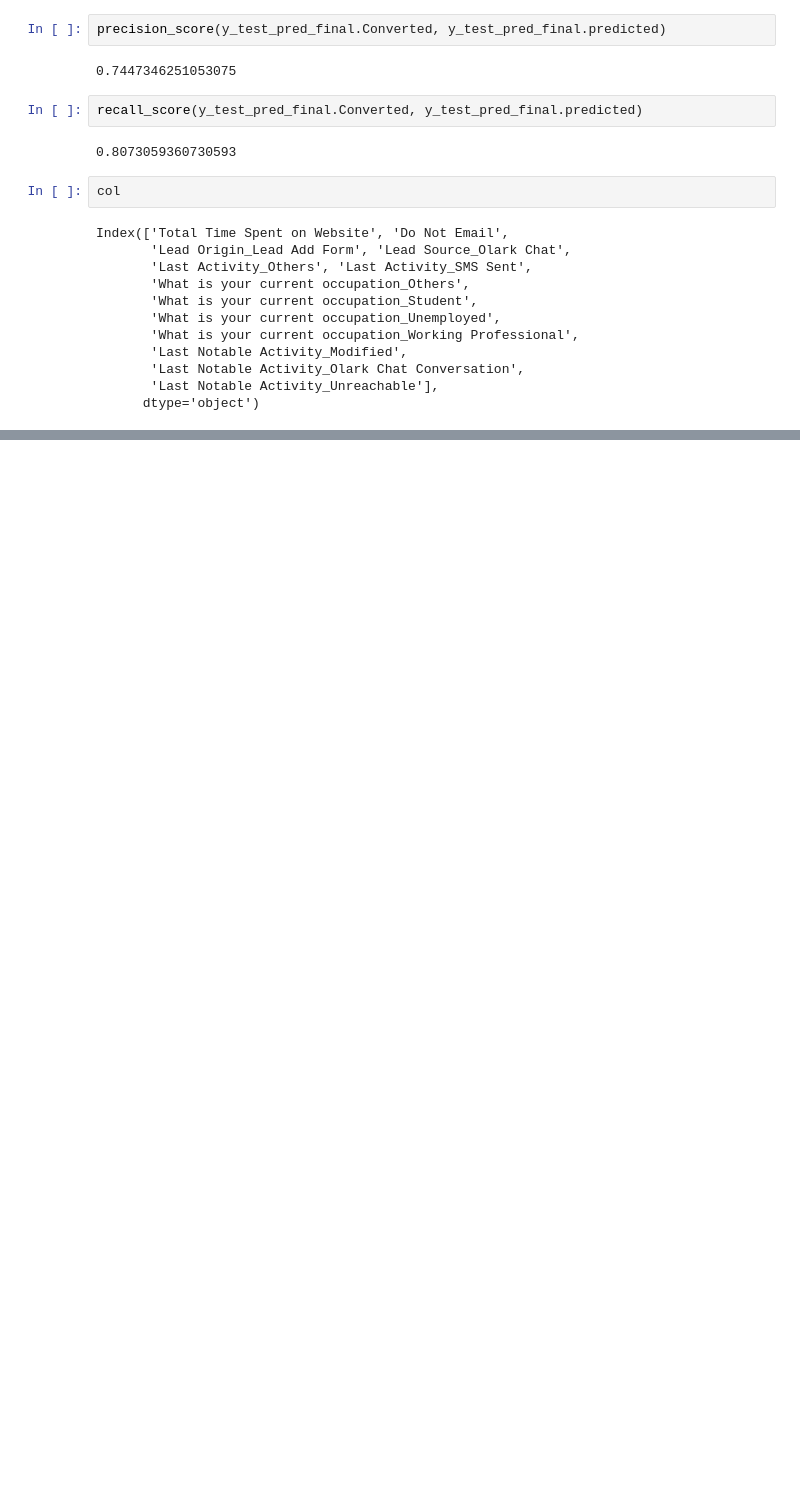
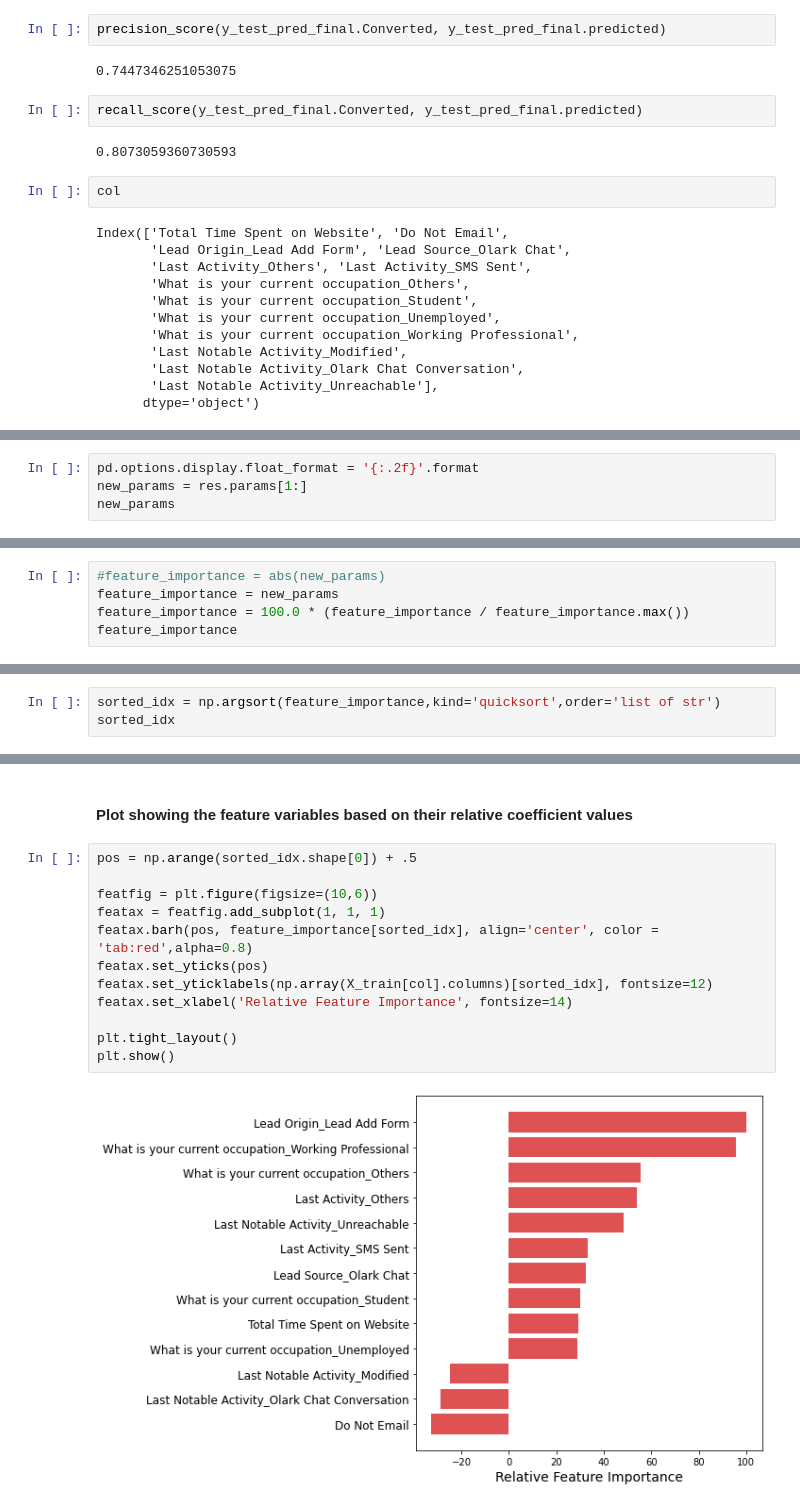
Before and after one commit to shrmittal/Lead-scoring-case-study, a Jupyter notebook: Lead-Scoring-Case-Study.ipynb, the cells around one changed output, grey strips where cells are left out. Drawn from its saved outputs; the diff is of its cells as text; blank space fills up the shorter version.

```diff
--- a/Lead-Scoring-Case-Study.ipynb
+++ b/Lead-Scoring-Case-Study.ipynb
@@ -1890,0 +1915,4 @@ Index(['Total Time Spent on Website', 'Do Not Email',
+# %%
+pd.options.display.float_format = '{:.2f}'.format
+new_params = res.params[1:]
+new_params
@@ -1890,0 +1936,5 @@ Index(['Total Time Spent on Website', 'Do Not Email',
+# %%
+#feature_importance = abs(new_params)
+feature_importance = new_params
+feature_importance = 100.0 * (feature_importance / feature_importance.max())
+feature_importance
@@ -1890,0 +1958,3 @@ Index(['Total Time Spent on Website', 'Do Not Email',
+# %%
+sorted_idx = np.argsort(feature_importance,kind='quicksort',order='list of str')
+sorted_idx
@@ -1890,0 +1976,16 @@ Index(['Total Time Spent on Website', 'Do Not Email',
+# %% [markdown]
+#### Plot showing the feature variables based on their relative coefficient values
+# %%
+pos = np.arange(sorted_idx.shape[0]) + .5
+
+featfig = plt.figure(figsize=(10,6))
+featax = featfig.add_subplot(1, 1, 1)
+featax.barh(pos, feature_importance[sorted_idx], align='center', color = 'tab:red',alpha=0.8)
+featax.set_yticks(pos)
+featax.set_yticklabels(np.array(X_train[col].columns)[sorted_idx], fontsize=12)
+featax.set_xlabel('Relative Feature Importance', fontsize=14)
+
+plt.tight_layout()
+plt.show()
+# %% [output]
+[figure, added]
```
Also changed, not shown: parts of 9 cells of this notebook.
